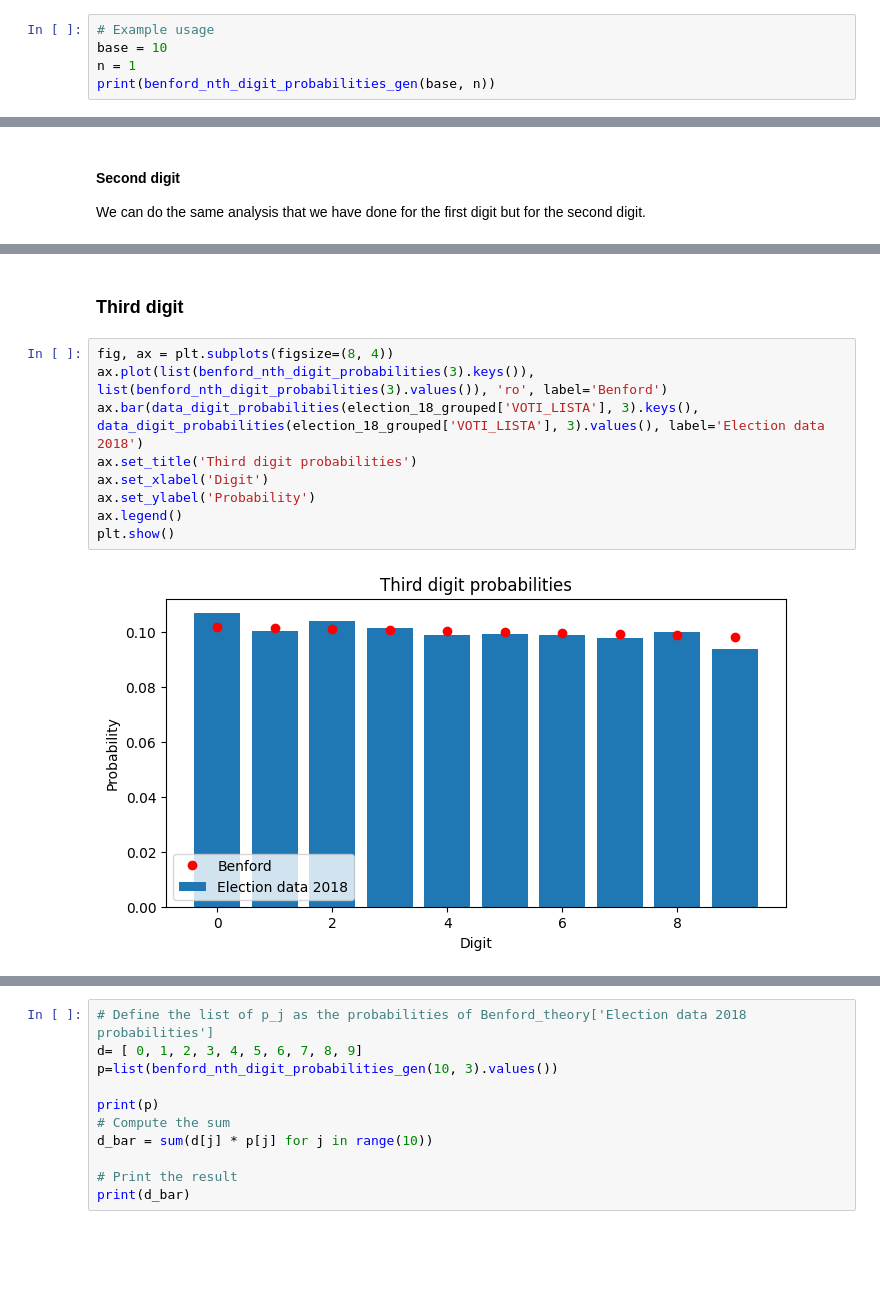
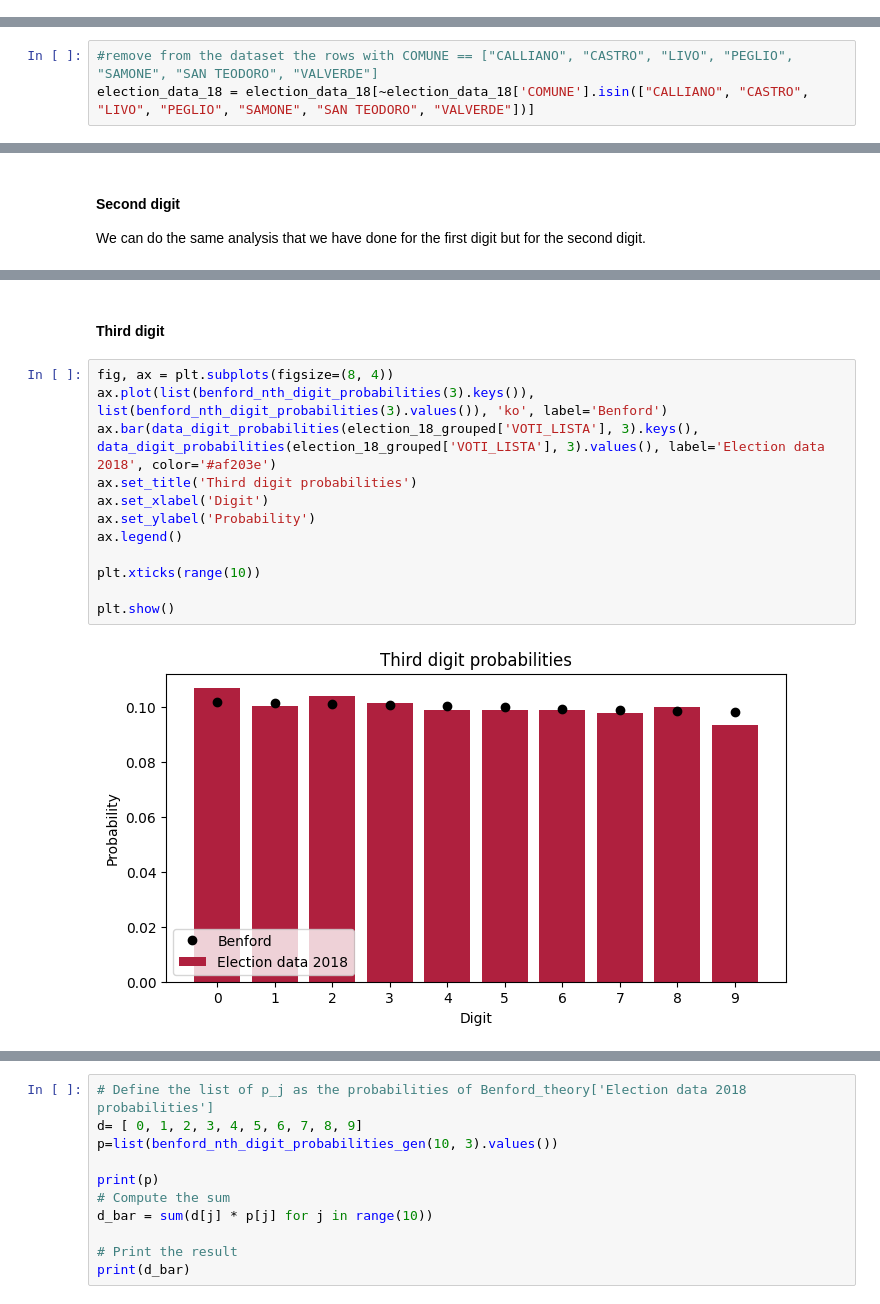
Before and after one commit to Ftoffoletto/masterthesis, a Jupyter notebook: Election/Benford.ipynb, the cells around one changed output, grey strips where cells are left out. Cells and saved outputs as stored; diff of their text form; blank space fills up the shorter version.

```diff
--- a/Election/Benford.ipynb
+++ b/Election/Benford.ipynb
@@ -55,8 +57,3 @@ def benford_nth_digit_probabilities_gen(base=10, n=1):
             probabilities[d] = total_sum
 
     return probabilities
-# %%
-# Example usage
-base = 10
-n = 1
-print(benford_nth_digit_probabilities_gen(base, n))
@@ -343,0 +636,3 @@ election_data_18
+# %%
+#remove from the dataset the rows with COMUNE == ["CALLIANO", "CASTRO", "LIVO", "PEGLIO", "SAMONE", "SAN TEODORO", "VALVERDE"]
+election_data_18 = election_data_18[~election_data_18['COMUNE'].isin(["CALLIANO", "CASTRO", "LIVO", "PEGLIO", "SAMONE", "SAN TEODORO", "VALVERDE"])]
@@ -568,16 +1260,19 @@ print(d_bar)
 # %% [markdown]
-### Third digit
+#### Third digit
 # %%
 fig, ax = plt.subplots(figsize=(8, 4))
-ax.plot(list(benford_nth_digit_probabilities(3).keys()), list(benford_nth_digit_probabilities(3).values()), 'ro', label='Benford')
-ax.bar(data_digit_probabilities(election_18_grouped['VOTI_LISTA'], 3).keys(), data_digit_probabilities(election_18_grouped['VOTI_LISTA'], 3).values(), label='Election data 2018')
+ax.plot(list(benford_nth_digit_probabilities(3).keys()), list(benford_nth_digit_probabilities(3).values()), 'ko', label='Benford')
+ax.bar(data_digit_probabilities(election_18_grouped['VOTI_LISTA'], 3).keys(), data_digit_probabilities(election_18_grouped['VOTI_LISTA'], 3).values(), label='Election data 2018', color='#af203e')
 ax.set_title('Third digit probabilities')
 ax.set_xlabel('Digit')
 ax.set_ylabel('Probability')
 ax.legend()
+
+plt.xticks(range(10))
+
 plt.show()
 # %% [output]
-[figure, old version]
+[figure, new version]
 # %%
 Benford_theory = pd.DataFrame(benford_nth_digit_probabilities(3).items(), columns=['Second digit', 'Benford probabilities'])
 Benford_theory['Election data 2018 probabilities'] = data_digit_probabilities(election_18_grouped['VOTI_LISTA'], 3).values()
```
Also changed, not shown: parts of 112 cells of this notebook, 10 other files.
